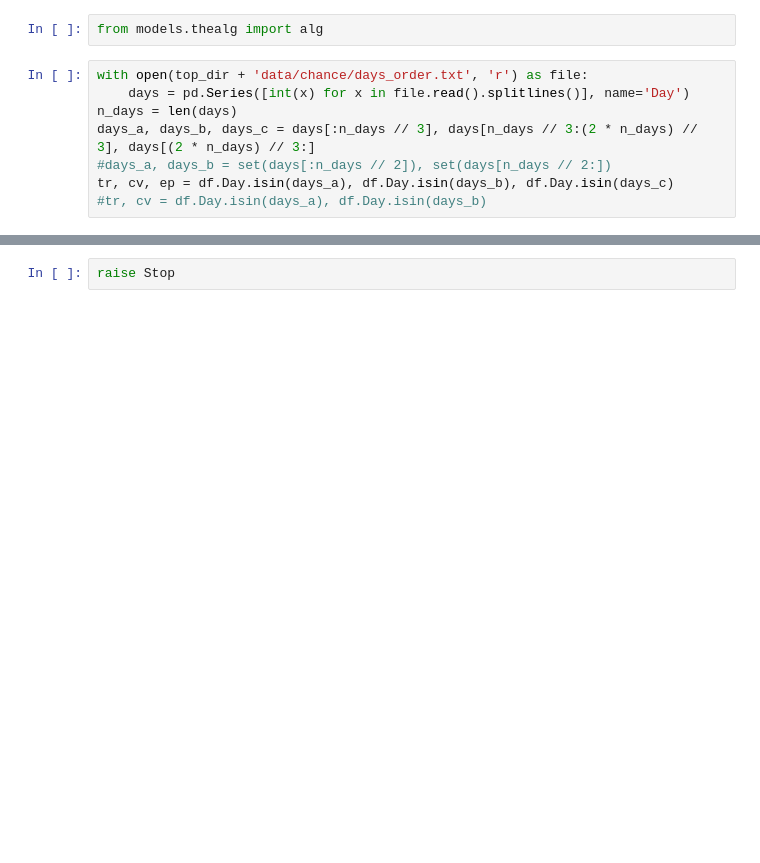
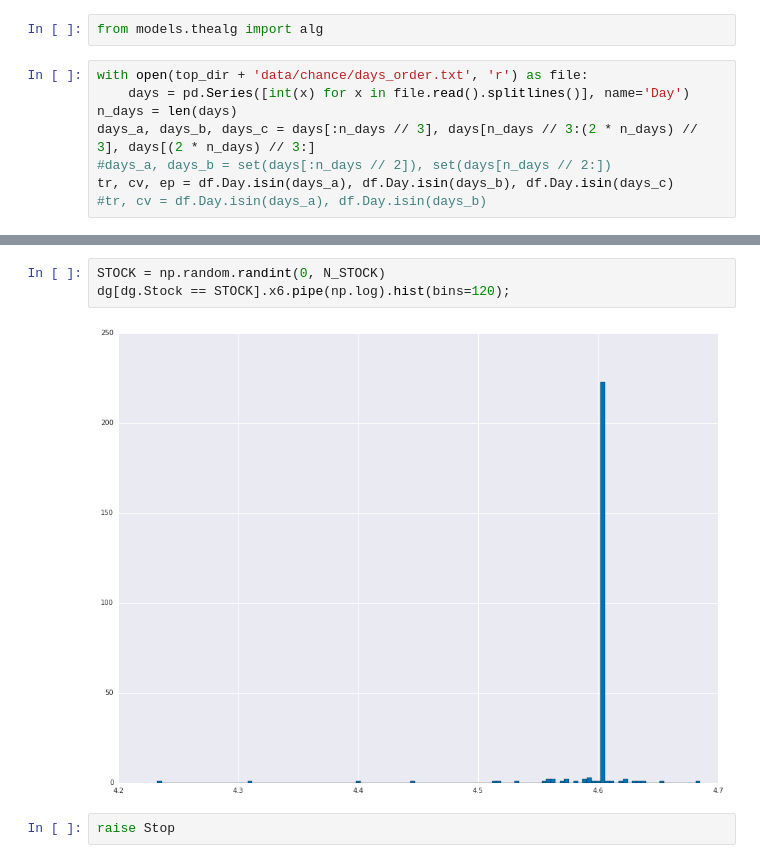
Before and after one commit to yumichael/g-research-ffc2018, a Jupyter notebook: models/linear.ipynb, the cells around one changed output, grey strips where cells are left out. Saved outputs shown, nothing was run; the diff lists cells and outputs as text; blank space fills up the shorter version.

```diff
--- a/models/linear.ipynb
+++ b/models/linear.ipynb
@@ -17,3 +26,8 @@ tr, cv, ep = df.Day.isin(days_a), df.Day.isin(days_b), df.Day.isin(days_c)
+# %%
+STOCK = np.random.randint(0, N_STOCK)
+dg[dg.Stock == STOCK].x6.pipe(np.log).hist(bins=120);
+# %% [output]
+[figure, added]
 # %%
 raise Stop
 # %%
```
Also changed, not shown: parts of 24 cells of this notebook, 4 other files.
